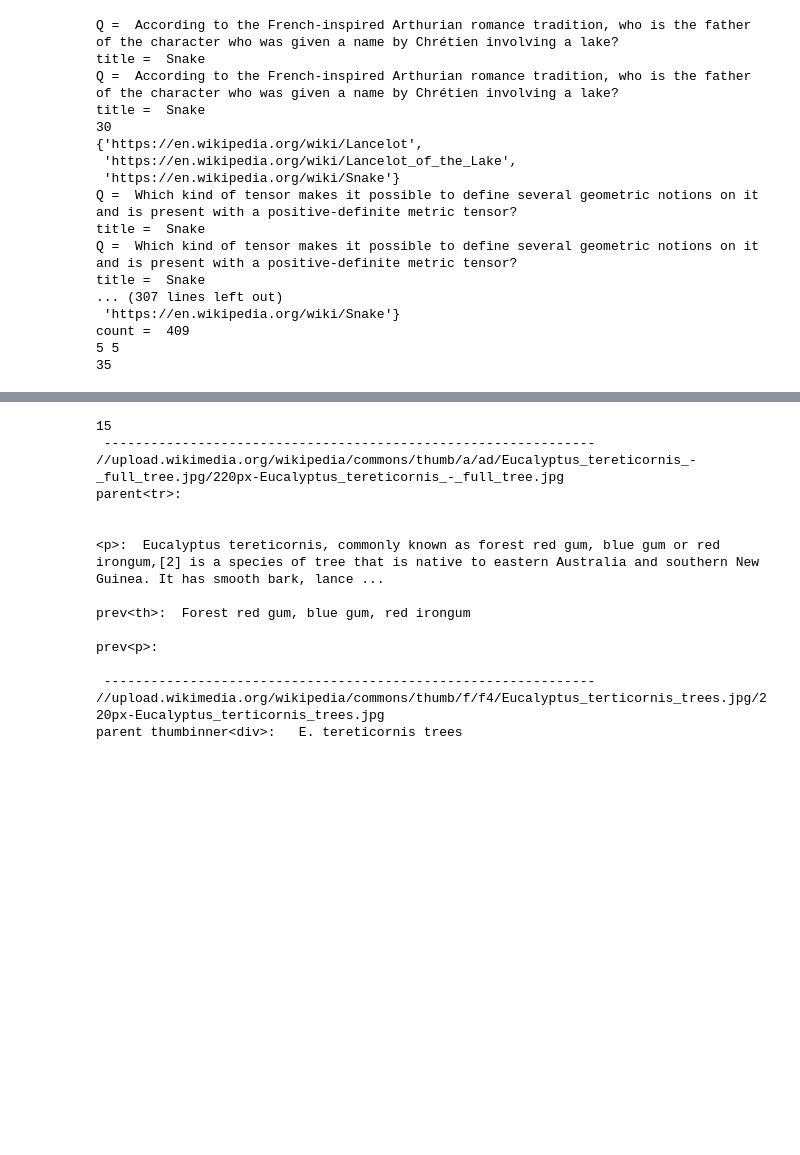
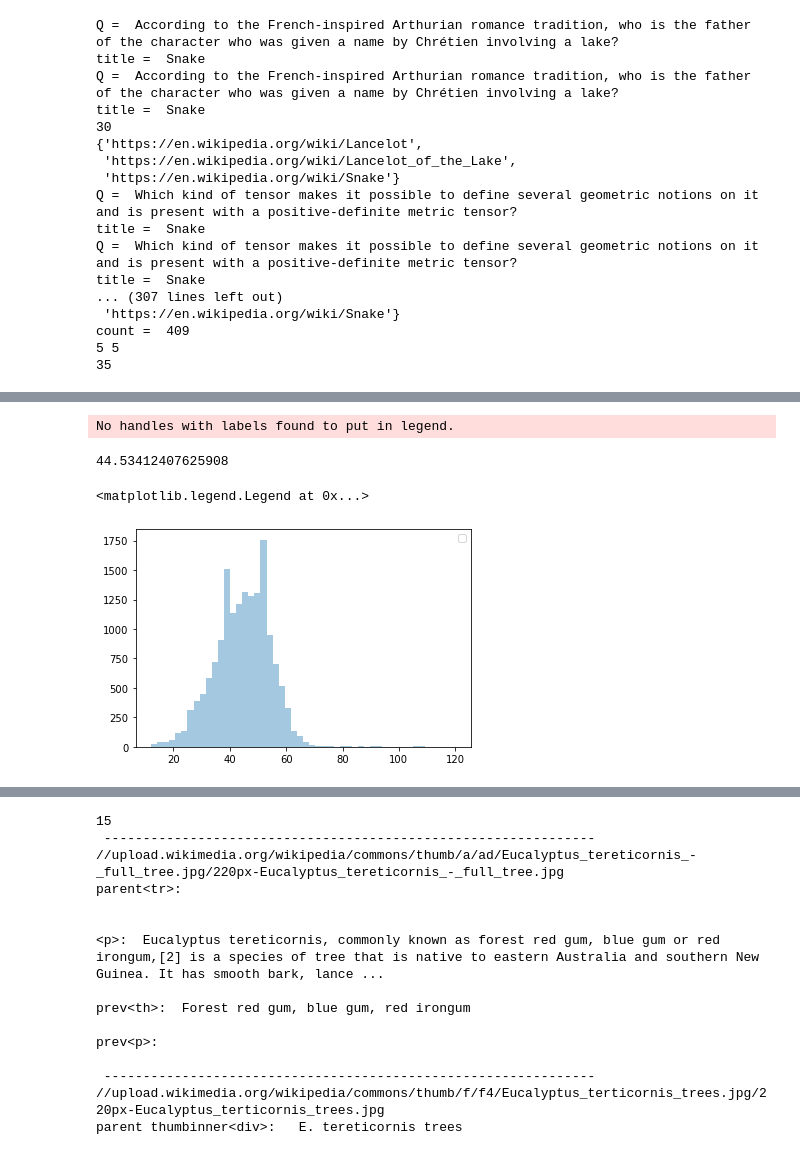
Before and after one commit to WebQnA/WebQA_Baseline, a Jupyter notebook: vlp/notebooks/txt_cross_modal_distractor.ipynb, the cells around one changed output, grey strips where cells are left out. Cells and saved outputs as stored; diff of their text form; code cells hidden in the pictures; blank space fills up the shorter version.

```diff
--- a/vlp/notebooks/txt_cross_modal_distractor.ipynb
+++ b/vlp/notebooks/txt_cross_modal_distractor.ipynb
@@ -290,7 +286,7 @@ url_blocklist = ['seal', 'sign ', 'pdf', 'gif', 'icon', 'notice', 'cartoon', 'pu
                      'ogg', 'flickr', 'poster', 'ogv', 'banner', 'tif', 'montage', 'centralautologin', 'footer']
 # %%
 def get_page_categories(title):
-    url = 'https://en.wikipedia.org/w/api.php?format=xml&action=query&prop=categories&titles='+title
+    url = 'https://en.wikipedia.org/w/api.php?format=xml&action=query&prop=categories&titles='+urllib.parse.quote(title)
     req = urllib.request.Request(url, headers = {'User-Agent': random.choice(USER_AGENT_LIST)})
     with urllib.request.urlopen(req) as f:
         xml = f.read().decode('utf-8')
@@ -396,0 +420,10 @@ print(keywords)
+# %%
+fact_lengths = [len(f['fact'].split()) for k in txt_dataset for f in txt_dataset[k]['SupportingFacts']]
+print(np.mean(fact_lengths))
+sns.distplot(fact_lengths, kde=False)
+plt.legend()
+# %% [output]
+No handles with labels found to put in legend.
+44.53412407625908
+<matplotlib.legend.Legend at 0x...>
+[figure, added]
```
Also changed, not shown: parts of 33 cells of this notebook, 7 other files.
